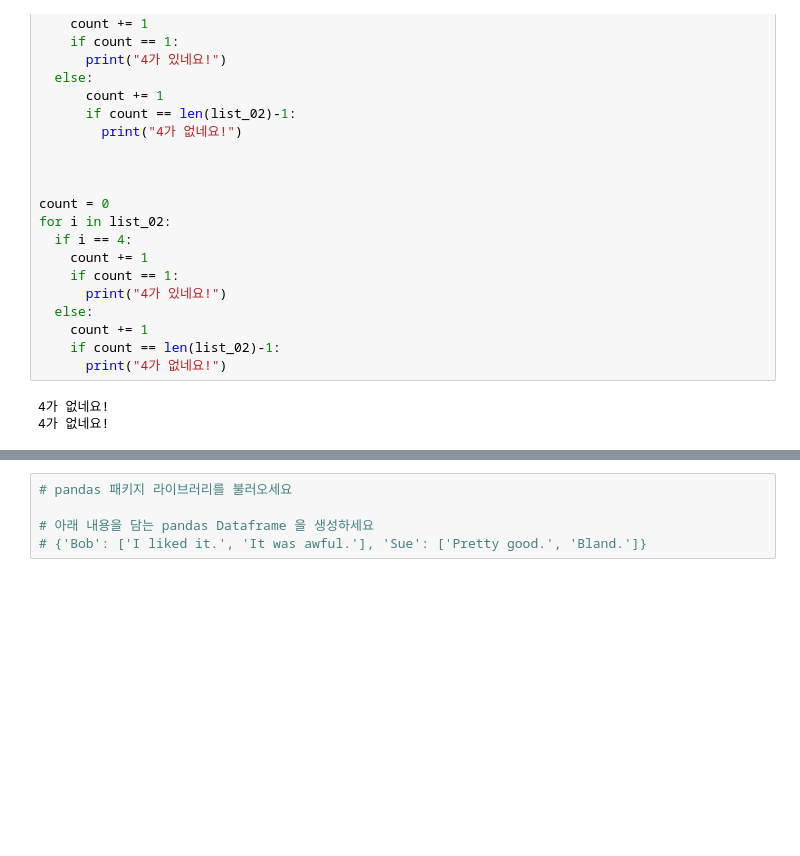
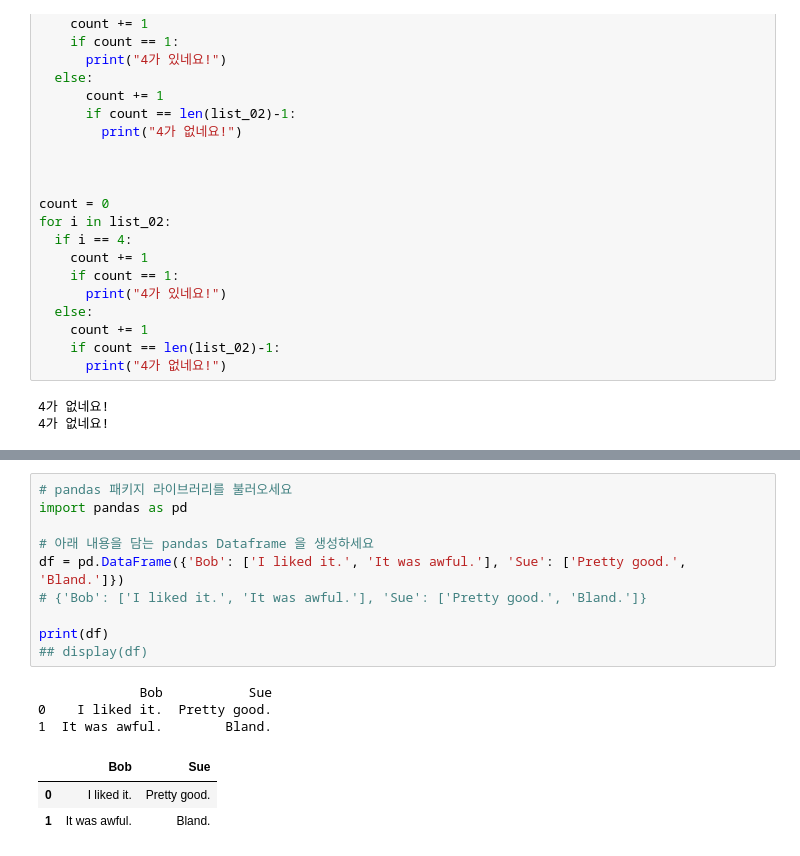
Before and after one commit to codestates/ds-admission-challenge, a Jupyter notebook: DAY4_admission_Challenge_(bootcamp_admission_challenge).ipynb, the cells around one changed output, grey strips where cells are left out. Drawn from its saved outputs; the diff is of its cells as text; blank space fills up the shorter version.

```diff
--- a/DAY4_admission_Challenge_(bootcamp_admission_challenge).ipynb
+++ b/DAY4_admission_Challenge_(bootcamp_admission_challenge).ipynb
@@ -106,8 +133,20 @@ print(np_)
 # %%
 # pandas 패키지 라이브러리를 불러오세요
+import pandas as pd
 
 # 아래 내용을 담는 pandas Dataframe 을 생성하세요
+df = pd.DataFrame({'Bob': ['I liked it.', 'It was awful.'], 'Sue': ['Pretty good.', 'Bland.']})
 # {'Bob': ['I liked it.', 'It was awful.'], 'Sue': ['Pretty good.', 'Bland.']}
+
+print(df)
+## display(df)
+# %% [output]
+             Bob           Sue
+0    I liked it.  Pretty good.
+1  It was awful.        Bland.
+|  | Bob | Sue |
+| 0 | I liked it. | Pretty good. |
+| 1 | It was awful. | Bland. |
 # %%
 # 아래와 같은 dataframe을 만들어 보세요. (참고: 연도가 index가 되게 해 주세요)
 """
```
Also changed, not shown: parts of 6 cells of this notebook.
